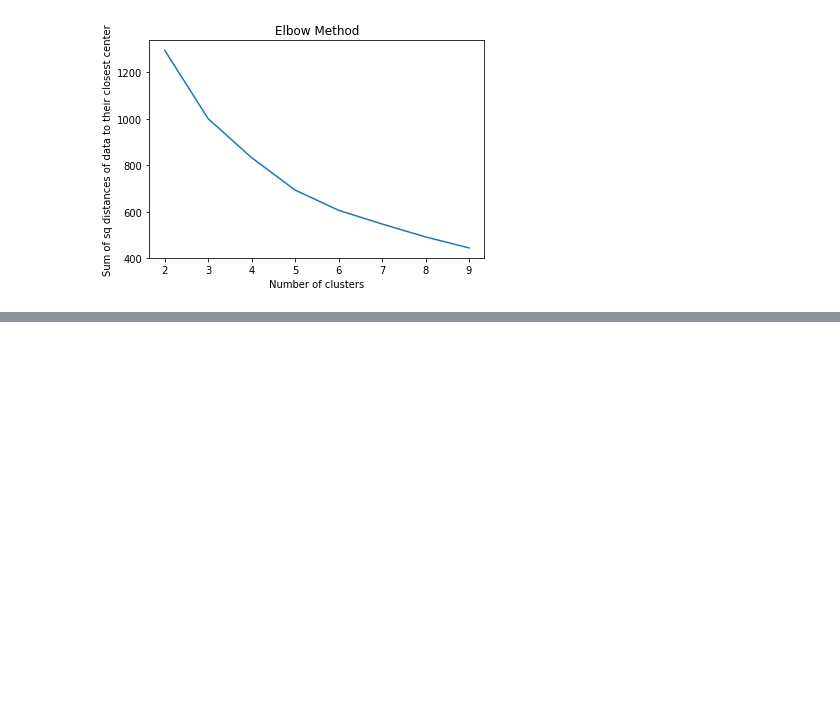
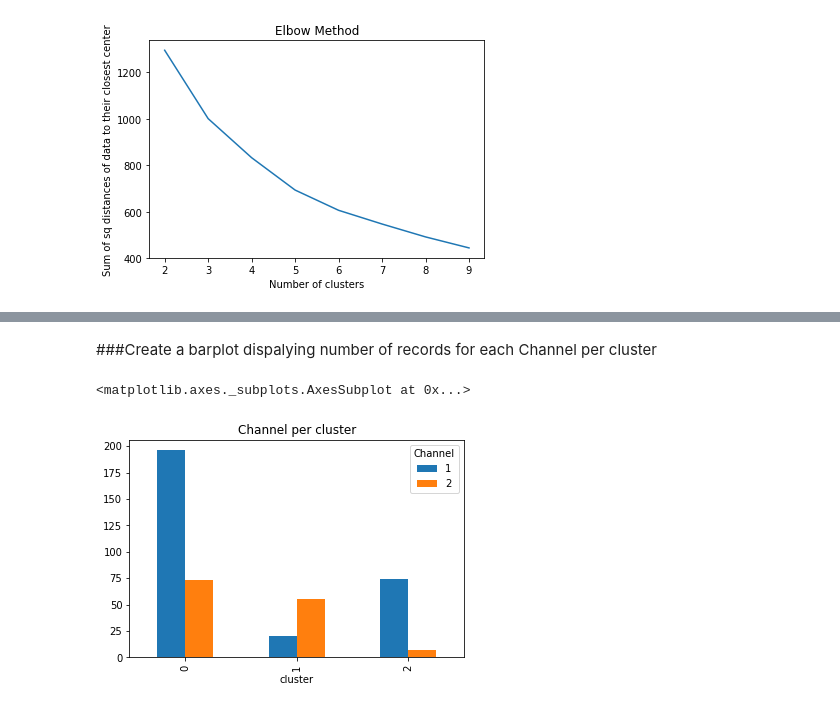
Before and after one commit to dpanagop/ML_and_AI_examples, a Jupyter notebook: Customer_segmentation.ipynb, the cells around one changed output, grey strips where cells are left out. Cells and saved outputs as stored; diff of their text form; code cells hidden in the pictures; blank space fills up the shorter version.

```diff
--- a/Customer_segmentation.ipynb
+++ b/Customer_segmentation.ipynb
@@ -190,0 +198,3 @@ plt.show()
+# %%
+kmeans = KMeans(n_clusters=3, init='k-means++', max_iter=300, n_init=10, random_state=0)
+kmeans.fit(df2)
@@ -190,0 +207,3 @@ plt.show()
+# %%
+dat['cluster']=kmeans.labels_
+dat.head()
@@ -190,0 +231,8 @@ plt.show()
+# %% [markdown]
+###Create a barplot dispalying number of records for each Channel per cluster
+# %%
+dat_agg=dat.groupby(['cluster','Channel']).count() #agg({"cluster":"median"})
+dat_agg['Frozen'].unstack().plot(kind='bar',title='Channel per cluster')
+# %% [output]
+<matplotlib.axes._subplots.AxesSubplot at 0x...>
+[figure, added]
```
Also changed, not shown: parts of 20 cells of this notebook.
